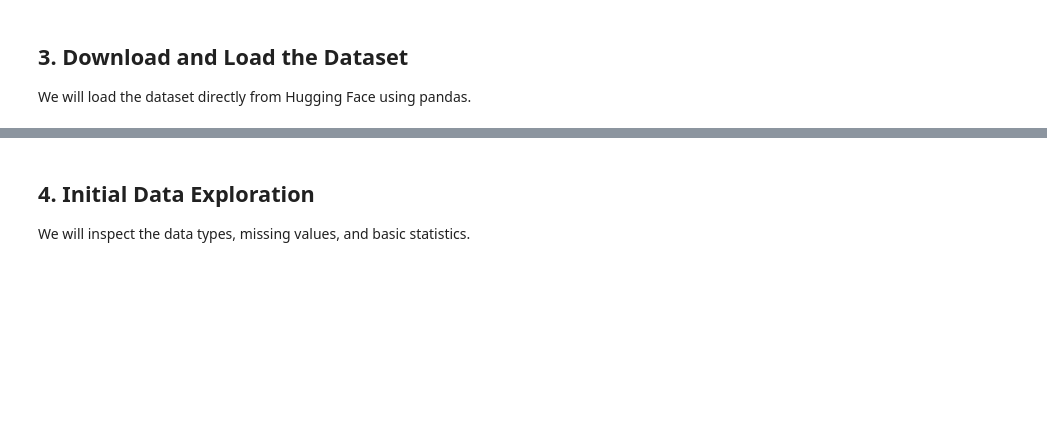
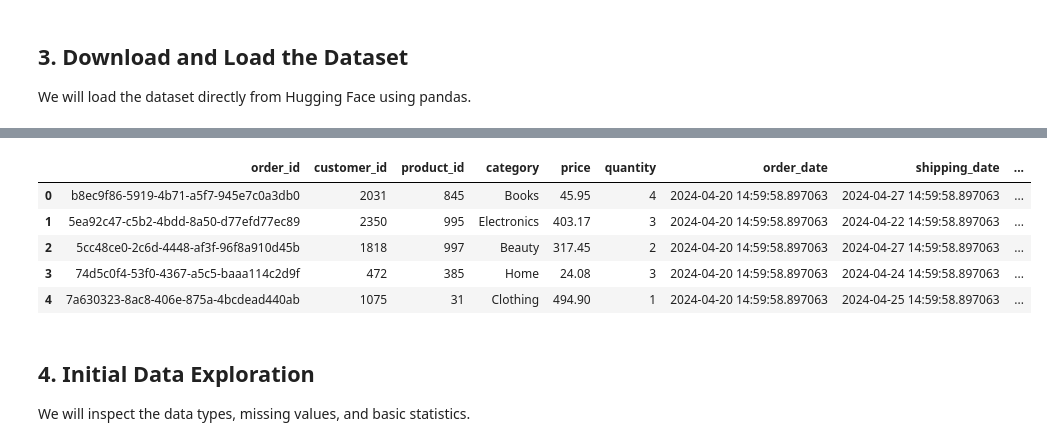
Before and after one commit to Himanthajaga/Ml-Final-Project, a Jupyter notebook: notebooks/1_eda_and_preprocessing.ipynb, the cells around one changed output, grey strips where cells are left out. Cells and saved outputs as stored; diff of their text form; code cells hidden in the pictures; blank space fills up the shorter version.

```diff
--- a/notebooks/1_eda_and_preprocessing.ipynb
+++ b/notebooks/1_eda_and_preprocessing.ipynb
@@ -53,0 +50,13 @@ df.head()
+# %%
+!pip install datasets
+from datasets import load_dataset
+
+# Load the dataset from Hugging Face
+dataset = load_dataset("millat/e-commerce-orders")
+
+# Convert the 'train' split to a pandas DataFrame
+df = dataset['train'].to_pandas()
+
+# Show the first few rows
+df.head()
+# %% [output]
@@ -54,3 +81,9 @@ df.head()
+|  | order_id | customer_id | product_id | category | price | quantity | order_date | shipping_date | ... |
+| 0 | b8ec9f86-5919-4b71-a5f7-945e7c0a3db0 | 2031 | 845 | Books | 45.95 | 4 | 2024-04-20 14:59:58.897063 | 2024-04-27 14:59:58.897063 | ... |
+| 1 | 5ea92c47-c5b2-4bdd-8a50-d77efd77ec89 | 2350 | 995 | Electronics | 403.17 | 3 | 2024-04-20 14:59:58.897063 | 2024-04-22 14:59:58.897063 | ... |
+| 2 | 5cc48ce0-2c6d-4448-af3f-96f8a910d45b | 1818 | 997 | Beauty | 317.45 | 2 | 2024-04-20 14:59:58.897063 | 2024-04-27 14:59:58.897063 | ... |
+| 3 | 74d5c0f4-53f0-4367-a5c5-baaa114c2d9f | 472 | 385 | Home | 24.08 | 3 | 2024-04-20 14:59:58.897063 | 2024-04-24 14:59:58.897063 | ... |
+| 4 | 7a630323-8ac8-406e-875a-4bcdead440ab | 1075 | 31 | Clothing | 494.90 | 1 | 2024-04-20 14:59:58.897063 | 2024-04-25 14:59:58.897063 | ... |
 # %% [markdown]
 ## 4. Initial Data Exploration
 We will inspect the data types, missing values, and basic statistics.
```
Also changed, not shown: parts of 9 cells of this notebook, 8 other files.
